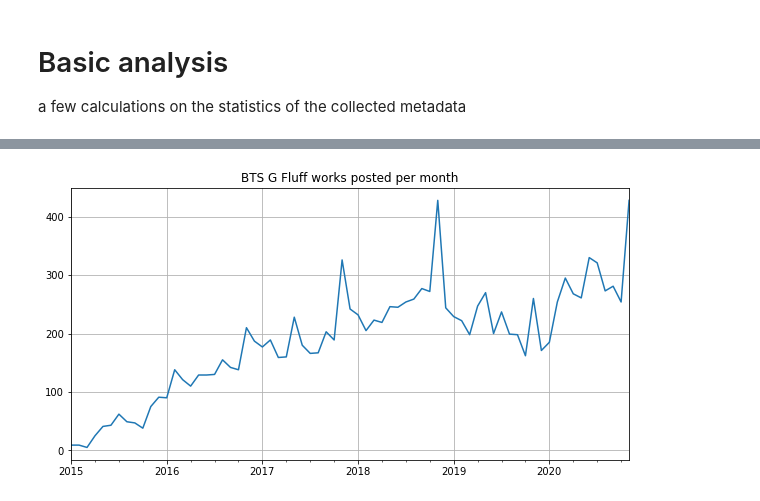
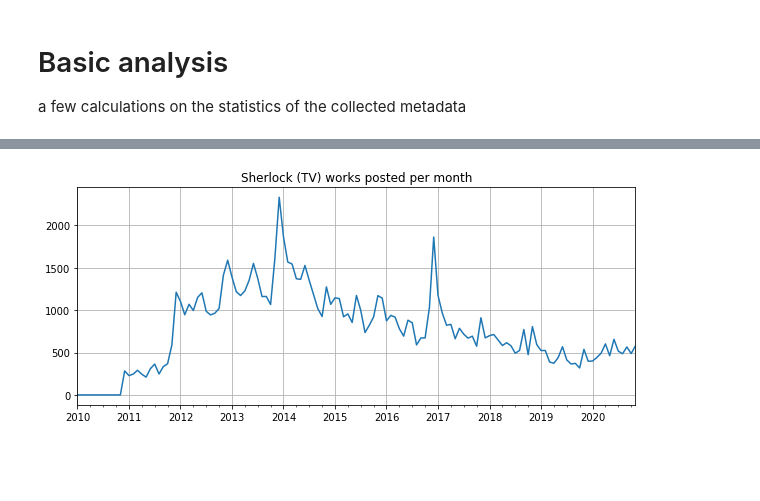
Before and after one commit to finn42/ao3mine, a Jupyter notebook: Analysis_Demo.ipynb, the cells around one changed output, grey strips where cells are left out. Saved outputs shown, nothing was run; the diff lists cells and outputs as text; code cells hidden in the pictures; blank space fills up the shorter version.

Commit message:
Time Series Calculations and Tag analysis

```diff
--- a/Analysis_Demo.ipynb
+++ b/Analysis_Demo.ipynb
@@ -54,5 +59,6 @@ print(len(df_DB))
 # %%
-DB_name = 'BTS G Fluff'
+# DB_name = 'BTS G Fluff'
+DB_name = 'Sherlock (TV)'
 df_DB
 # %% [output]
 |  | Bookmarks | Category | Chapters | Character_tags | Collection | Comments | Complete | Creator | Date | ... |
@@ -135,19 +141,0 @@ df_dated
-# %%
-months = pd.Series(pd.date_range("2014-12-01", "2021-01-01", freq="Y"))
-df_years = pd.DataFrame(index = months[:-1])
-
-# # number of works per month
-work_counts = []
-creator_counts = []
-creators_month = []
-creators_all=[]
-creators_new = []
-
-for m_i in range(len(months)-1):
-    mask = (df_set['Date']> months[m_i]) & (df_set['Date']<= months[m_i+1])
-    month_works = df_set.loc[mask]
-
-    flatCreatorList = np.unique(ao3.flatten(list(month_works['Creator'].values)))
-    creators_new.append(np.setdiff1d(flatCreatorList,creators_all))
-    creators_all=np.union1d(flatCreatorList,creators_all)
-df_years['New_Creators'] = creators_new
@@ -222,0 +161,19 @@ df_months
+# %%
+feildName = 'Hits'
+months = pd.Series(pd.date_range("2010-01-01", "2021-01-01", freq="M"))
+df_stats = ao3.timeStats_numeric(df_set,months,feildName)
+print(df_stats.columns)
+
+fig = plt.figure(figsize=(10,7))
+ax = fig.add_subplot(211)
+df_stats['Total_' + feildName].plot(ax = ax)
+plt.title(DB_name + ' total ' + feildName + ' per month')
+plt.grid()
+
+ax = fig.add_subplot(212)
+df_stats['Median_' + feildName].plot(ax = ax)
+plt.title(DB_name + ' median ' + feildName + ' per month')
+plt.grid()
+
+plt.savefig(DB_name + '_monthly_'+ feildName + '_AO3.png')
+plt.show()
@@ -223,11 +182,11 @@ df_months
 # %%
  # try this with only single chapter works?
-fig = plt.figure(figsize=(10,5))
-df_months['Works'].plot()
+fig = plt.figure(figsize=(10,4))
+df_stats['Work_Counts'].plot()
 plt.title(DB_name + ' works posted per month')
 plt.grid()
 plt.savefig(DB_name + '_monthly_works_AO3.png')
 
 plt.show()
 # %% [output]
-[figure, old version]
+[figure, new version]
```
Also changed, not shown: parts of 30 cells of this notebook, 1 other file.
